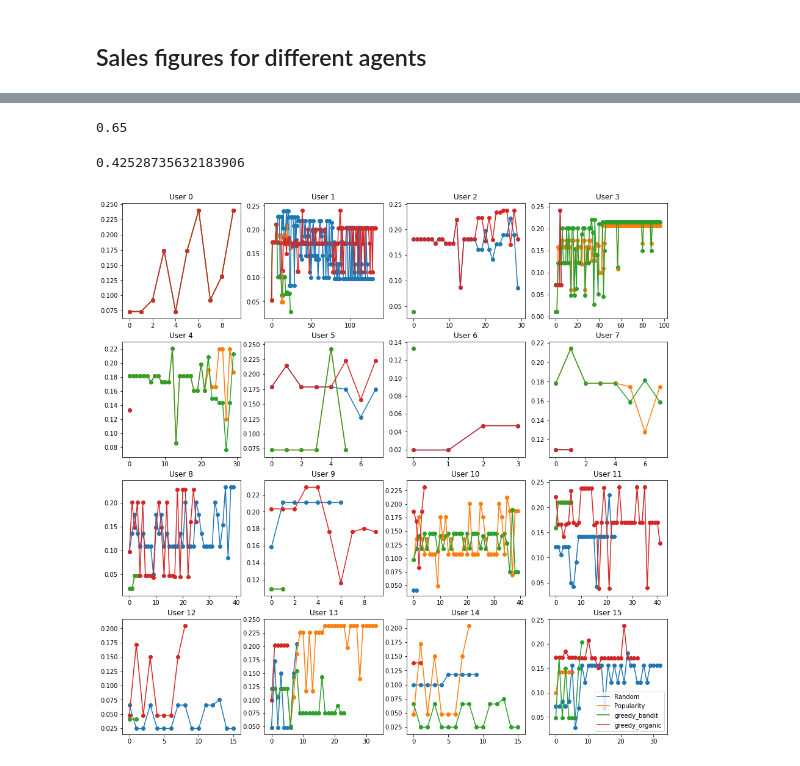
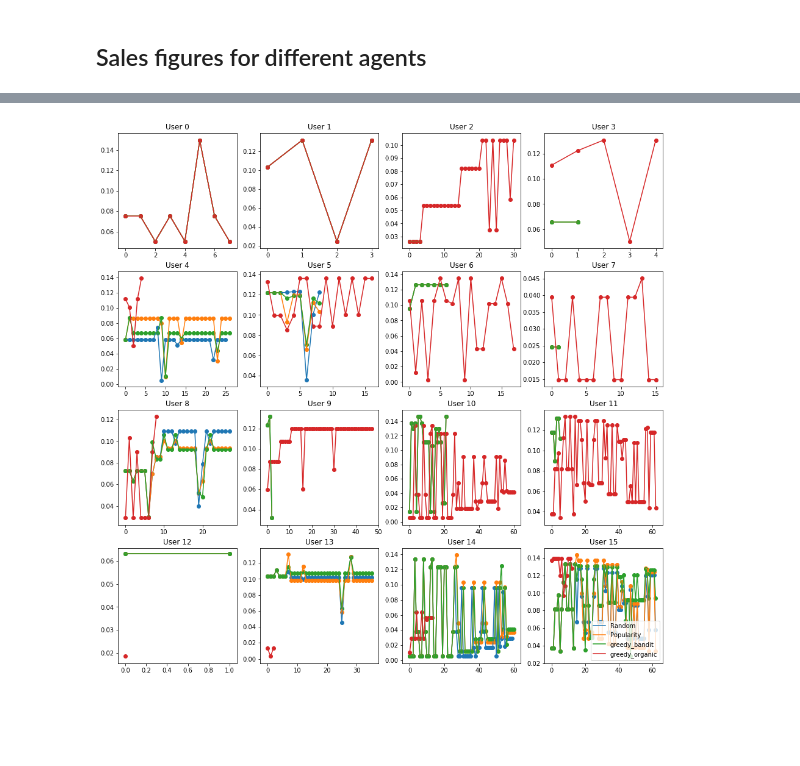
Before and after one commit to philomenec/reco-gym, a Jupyter notebook: 0. Stats.ipynb, the cells around one changed output, grey strips where cells are left out. Cells and saved outputs as stored; diff of their text form; code cells hidden in the pictures; blank space fills up the shorter version.

Commit message:
update compare agents

```diff
--- a/0. Stats.ipynb
+++ b/0. Stats.ipynb
@@ -161,19 +250,0 @@ from recogym.envs.utils_sale import SingleActionAgent
-# %%
-list_agents = {
-    'Random': RandomAgent(Configuration({
-    **env_1_sale_args,
-    **random_args,
-})),
-
-
-    'Popularity': PopularityAgent(Configuration({
-    **env_1_sale_args,
-    'num_products': num_products,
-})),
-
-    'greedy_bandit' : SingleActionAgent(np.argmax([data["r"][data['a']==a].sum() for a in range(num_products)]),
-                                  Configuration(env_1_sale_args)),
-
-    'greedy_organic' : SingleActionAgent(np.argmax(np.unique(data[data['z'] == 'organic']['v'], return_counts=True)[1]),
-                                   Configuration(env_1_sale_args))
-    }
@@ -204,0 +290,15 @@ Share of sales: 0.0387
+# %%
+for name,agent in list_agents.items():
+    print("====================================================")
+    print("-------------------- " + name + " --------------------")
+    print("====================================================")
+
+    data = deepcopy(env).generate_logs(num_users, agent = agent)
+    print(share_states(data))
+    print("Share of users with at least one sale : ", share_user_with_sale(data))
+    print("Share of clicks that lead to a sale : ", share_clicks_with_sale(data))
+    print("\nShare of sales (binary or total) wrt nb bandit events : ",share_sale(data))
+    print("Share of sales among organic events :", sum(data["z"]=="sale")/sum(data["z"]=="organic"))
+    print("Number of sales over nb of organic events :", sum(data["r"][data['r']>0])/sum(data["z"]=="organic"))
+    sales, no_event = count_sales_first_session(data)
+    print("Share of first organic sessions with sale before reco : ",np.sum(list(sales.values()))/len(data['u'].unique()))
@@ -205,6 +350,6 @@ Share of sales: 0.0387
 # %%
 for name,agent in list_agents.items():
-    list_sales = list_perfs[name][1]
+    list_sales = list_perfs[name][2]
     # Share of sales for each user (number of sales / recos)
     plt.hist([sum(list_sales[i])/len(list_sales[i]) for i in range(num_online_users)], bins=20, alpha = 0.4, label=name)
     plt.title("Share of sales (number of sales / nb recos), per user")
@@ -212,7 +357,7 @@ plt.legend()
 plt.show()
 
 for name,agent in list_agents.items():
-    list_sales = list_perfs[name][1]
+    list_sales = list_perfs[name][2]
     # Total number of sales for a given user
     plt.hist([np.sum(list_sales[i]) for i in range(num_online_users)], bins=20, alpha = 0.4, label=name)
     plt.title("Total number of sales (all sessions, per user)")
@@ -220,7 +365,7 @@ plt.legend()
 plt.show()
 
 for name,agent in list_agents.items():
-    list_sales = list_perfs[name][1]
+    list_sales = list_perfs[name][2]
     # Number of products bought
     all_sales = np.array([item for sublist in list_sales for item in sublist])
     plt.hist(all_sales,bins = 20, alpha = 0.4,label=name)
@@ -229,7 +374,7 @@ plt.legend()
 plt.show()
 
 for name,agent in list_agents.items():
-    list_sales = list_perfs[name][1]
+    list_sales = list_perfs[name][2]
     # Number of products bought
     all_sales = np.array([item for sublist in list_sales for item in sublist])
     plt.hist(all_sales[all_sales>0],bins = 20, alpha = 0.4,label=name)
@@ -244,10 +388,0 @@ plt.show()
-# %%
-def share_user_with_sale(data):
-    '''Input : data (the logs)
-    Output : share of users with at least one sale over the entire episode'''
-    grouped_data = data[["r","u"]].groupby("u").sum()["r"]
-    share = sum(grouped_data>0)/len(data["u"].unique())
-    return share
-share_user_with_sale(data)
-# %% [output]
-0.65
@@ -303,20 +389,16 @@ def share_clicks_with_sale(data):
-# %%
-share_clicks_with_sale(data)
-# %% [output]
-0.42528735632183906
 # %%
 fig, axs = plt.subplots(4, 4, figsize = (16,16))
 for i in range(4):
     for j in range(4):
         for name,agent in list_agents.items():
-            list_proba_after_scaling = list_perfs[name][3]
+            list_proba_after_scaling = list_perfs[name][4]
             axs[i, j].plot(range(len(list_proba_after_scaling[i*4+j][0])),
                            list_proba_after_scaling[i*4+j][0],
                        label=name)
             axs[i, j].scatter(range(len(list_proba_after_scaling[i*4+j][0])),
                            list_proba_after_scaling[i*4+j][0])
             axs[i,j].set_title("User "+str(i*4+j))
 plt.legend()
 plt.show()
 # %% [output]
-[figure, old version]
+[figure, new version]
```
Also changed, not shown: parts of 22 cells of this notebook, 9 other files.
